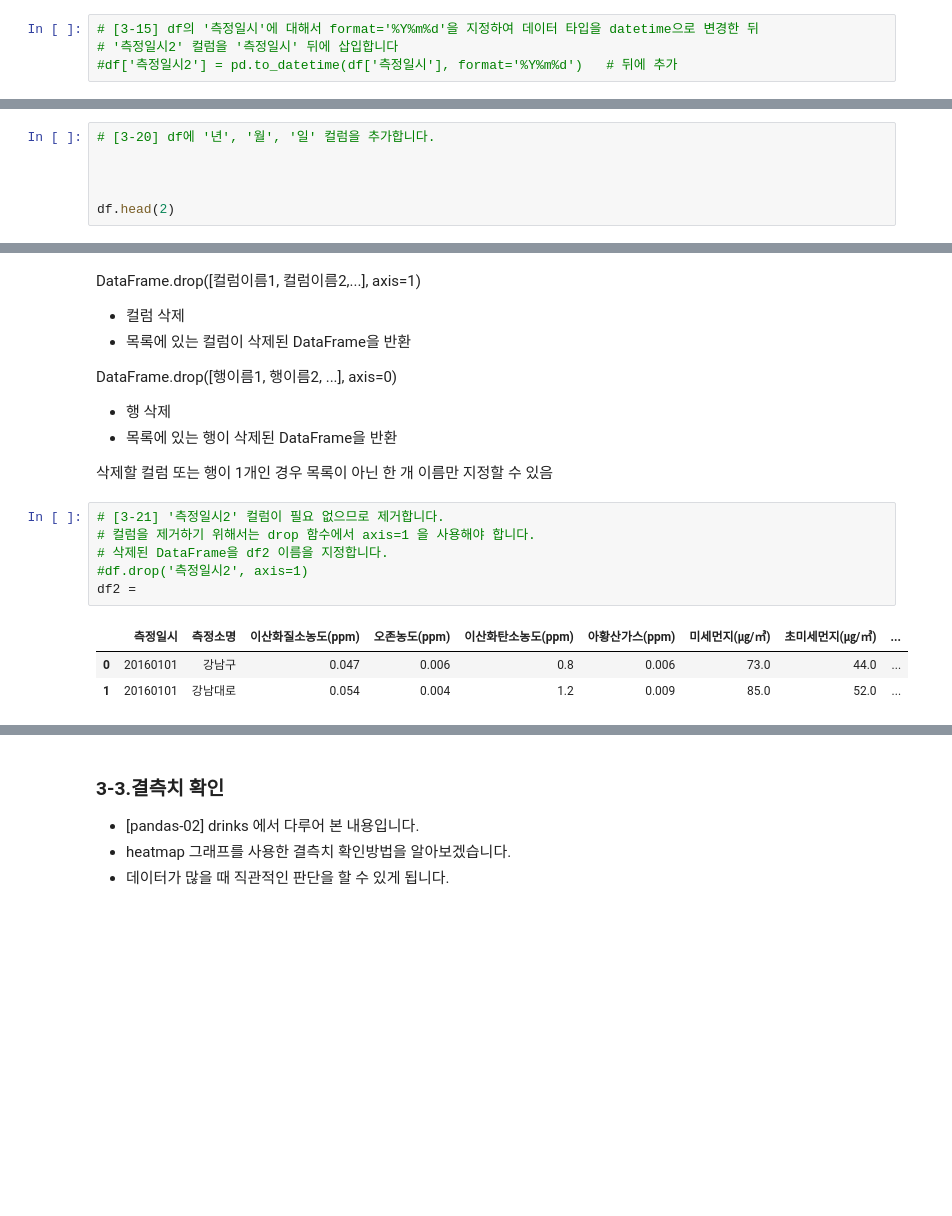
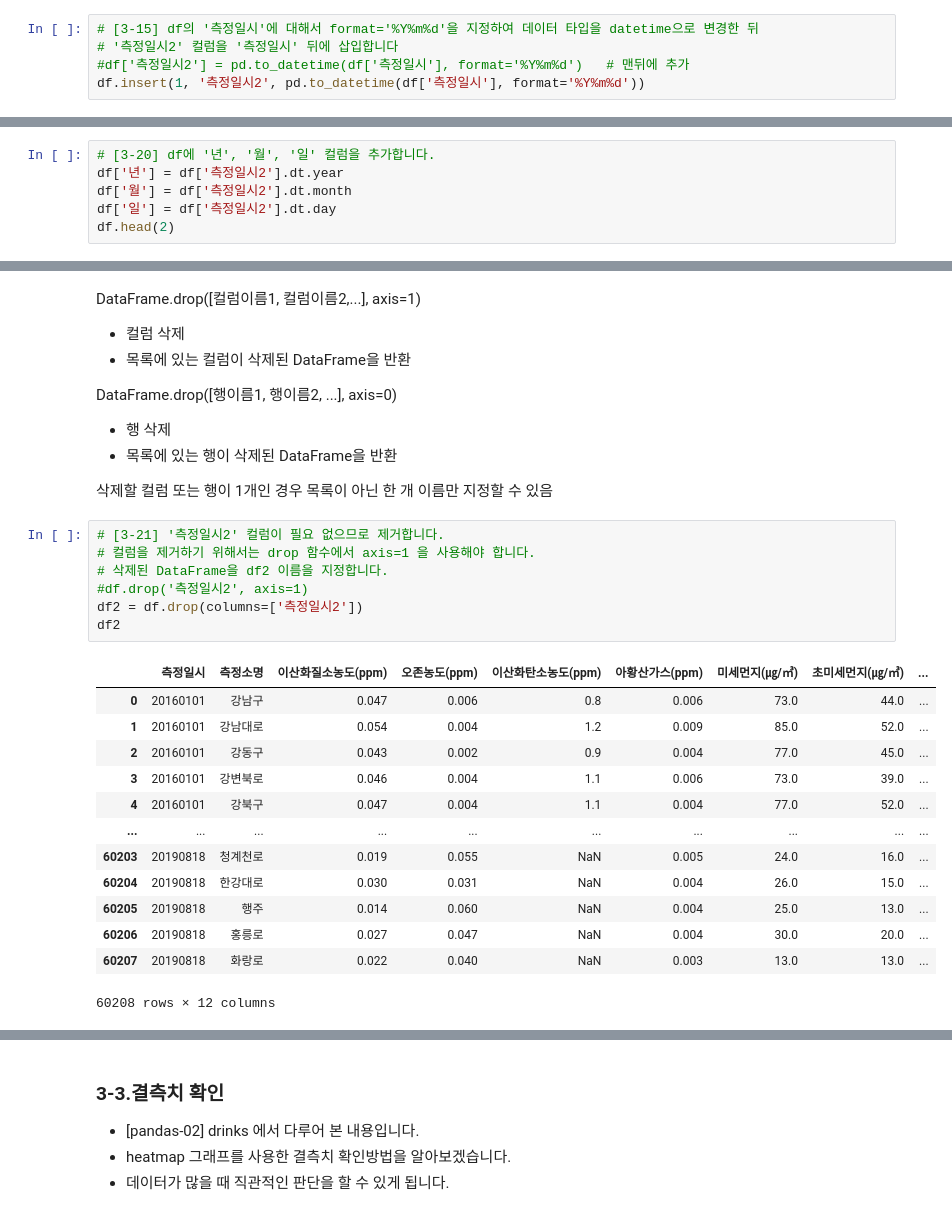
Before and after one commit to localtic/bigdata, a Jupyter notebook: [pandas_03]_fine_dust_LAB.ipynb, the cells around one changed output, grey strips where cells are left out. Drawn from its saved outputs; the diff is of its cells as text; blank space fills up the shorter version.

```diff
--- a/[pandas_03]_fine_dust_LAB.ipynb
+++ b/[pandas_03]_fine_dust_LAB.ipynb
@@ -223,6 +282,7 @@ DataFrame.insert(위치, 이름, 데이터)
 # %%
 # [3-15] df의 '측정일시'에 대해서 format='%Y%m%d'을 지정하여 데이터 타입을 datetime으로 변경한 뒤
 # '측정일시2' 컬럼을 '측정일시' 뒤에 삽입합니다
-#df['측정일시2'] = pd.to_datetime(df['측정일시'], format='%Y%m%d')   # 뒤에 추가
+#df['측정일시2'] = pd.to_datetime(df['측정일시'], format='%Y%m%d')   # 맨뒤에 추가
+df.insert(1, '측정일시2', pd.to_datetime(df['측정일시'], format='%Y%m%d'))
 # %%
 # [3-16] df에 datetime64 데이터타입을 갖는 '측정일시2' 컬럼이 추가된 것을 확인합니다.
@@ -237,6 +344,6 @@ DataFrame.insert(위치, 이름, 데이터)
 # %%
 # [3-20] df에 '년', '월', '일' 컬럼을 추가합니다.
-
-
-
+df['년'] = df['측정일시2'].dt.year
+df['월'] = df['측정일시2'].dt.month
+df['일'] = df['측정일시2'].dt.day
 df.head(2)
@@ -253,12 +364,23 @@ DataFrame.drop([행이름1, 행이름2, ...], axis=0)
 # %%
 # [3-21] '측정일시2' 컬럼이 필요 없으므로 제거합니다.
 # 컬럼을 제거하기 위해서는 drop 함수에서 axis=1 을 사용해야 합니다.
 # 삭제된 DataFrame을 df2 이름을 지정합니다.
 #df.drop('측정일시2', axis=1)
-df2 =
+df2 = df.drop(columns=['측정일시2'])
+df2
 # %% [output]
 |  | 측정일시 | 측정소명 | 이산화질소농도(ppm) | 오존농도(ppm) | 이산화탄소농도(ppm) | 아황산가스(ppm) | 미세먼지(㎍/㎥) | 초미세먼지(㎍/㎥) | ... |
 | 0 | 20160101 | 강남구 | 0.047 | 0.006 | 0.8 | 0.006 | 73.0 | 44.0 | ... |
 | 1 | 20160101 | 강남대로 | 0.054 | 0.004 | 1.2 | 0.009 | 85.0 | 52.0 | ... |
+| 2 | 20160101 | 강동구 | 0.043 | 0.002 | 0.9 | 0.004 | 77.0 | 45.0 | ... |
+| 3 | 20160101 | 강변북로 | 0.046 | 0.004 | 1.1 | 0.006 | 73.0 | 39.0 | ... |
+| 4 | 20160101 | 강북구 | 0.047 | 0.004 | 1.1 | 0.004 | 77.0 | 52.0 | ... |
+| ... | ... | ... | ... | ... | ... | ... | ... | ... | ... |
+| 60203 | 20190818 | 청계천로 | 0.019 | 0.055 | NaN | 0.005 | 24.0 | 16.0 | ... |
+| 60204 | 20190818 | 한강대로 | 0.030 | 0.031 | NaN | 0.004 | 26.0 | 15.0 | ... |
+| 60205 | 20190818 | 행주 | 0.014 | 0.060 | NaN | 0.004 | 25.0 | 13.0 | ... |
+| 60206 | 20190818 | 홍릉로 | 0.027 | 0.047 | NaN | 0.004 | 30.0 | 20.0 | ... |
+| 60207 | 20190818 | 화랑로 | 0.022 | 0.040 | NaN | 0.003 | 13.0 | 13.0 | ... |
+60208 rows × 12 columns
 # %%
 df2.to_csv('fine_dust.csv', index=False)
```
Also changed, not shown: parts of 53 cells of this notebook.
